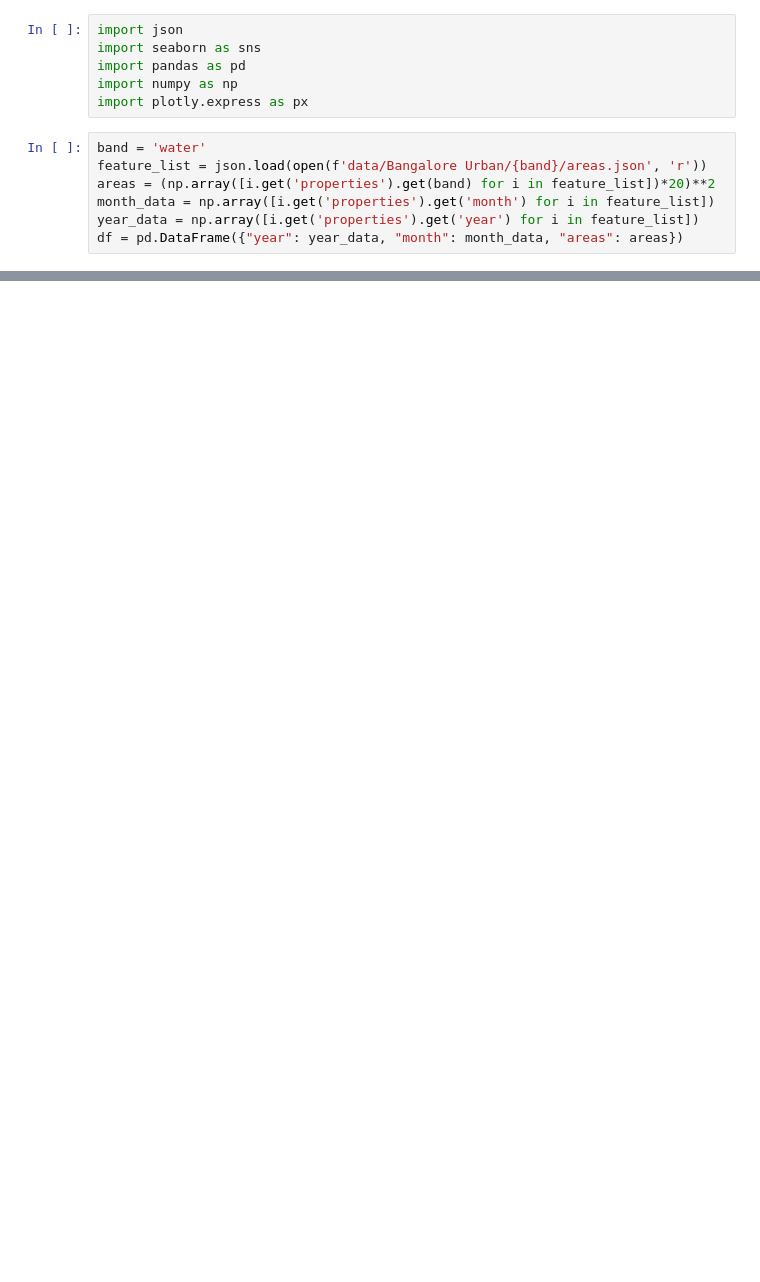
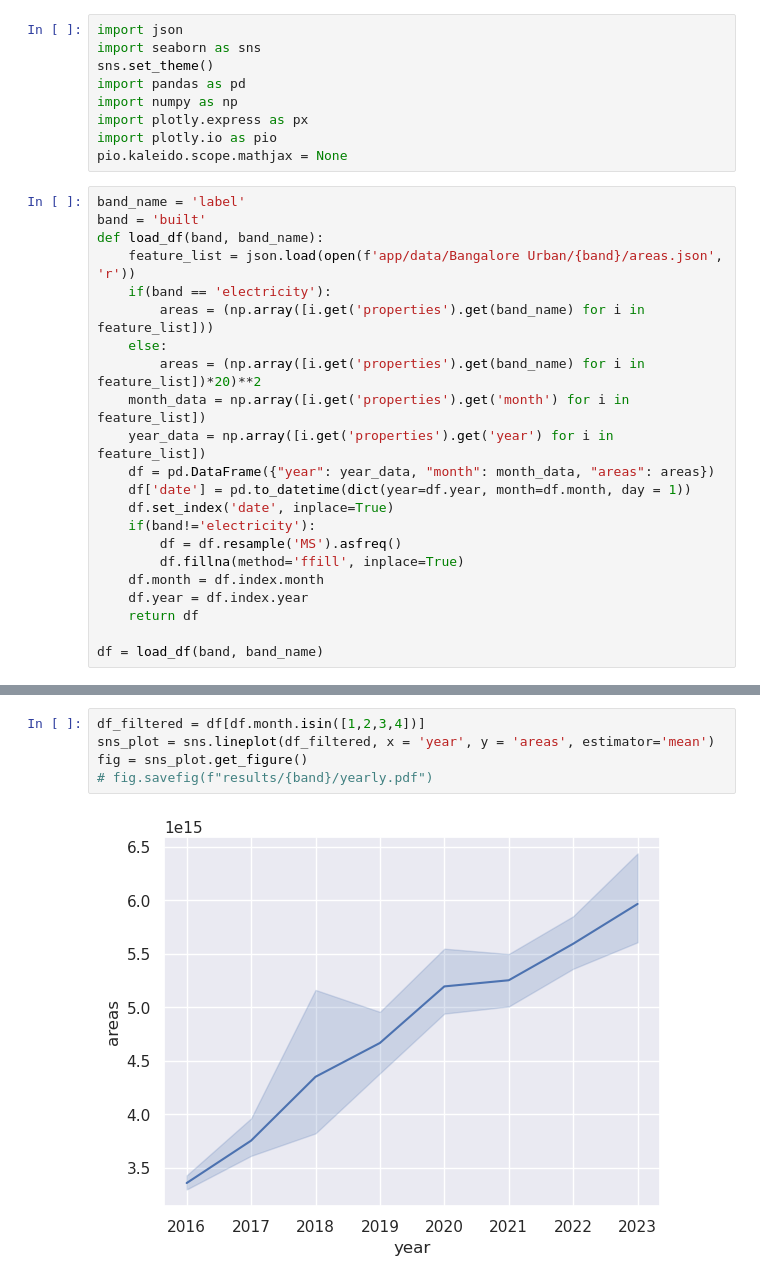
Before and after one commit to pranavmyname/dw-analytics, a Jupyter notebook: plot_graphs.ipynb, the cells around one changed output, grey strips where cells are left out. Saved outputs shown, nothing was run; the diff lists cells and outputs as text; blank space fills up the shorter version.

Commit message:
Updated electricity data

```diff
--- a/plot_graphs.ipynb
+++ b/plot_graphs.ipynb
@@ -1,14 +1,32 @@
 # %%
 import json
 import seaborn as sns
+sns.set_theme()
 import pandas as pd
 import numpy as np
 import plotly.express as px
+import plotly.io as pio
+pio.kaleido.scope.mathjax = None
 # %%
-band = 'water'
-feature_list = json.load(open(f'data/Bangalore Urban/{band}/areas.json', 'r'))
-areas = (np.array([i.get('properties').get(band) for i in feature_list])*20)**2
-month_data = np.array([i.get('properties').get('month') for i in feature_list])
-year_data = np.array([i.get('properties').get('year') for i in feature_list])
-df = pd.DataFrame({"year": year_data, "month": month_data, "areas": areas})
+band_name = 'label'
+band = 'built'
+def load_df(band, band_name):
+    feature_list = json.load(open(f'app/data/Bangalore Urban/{band}/areas.json', 'r'))
+    if(band == 'electricity'):
+        areas = (np.array([i.get('properties').get(band_name) for i in feature_list]))
+    else:
+        areas = (np.array([i.get('properties').get(band_name) for i in feature_list])*20)**2
+    month_data = np.array([i.get('properties').get('month') for i in feature_list])
+    year_data = np.array([i.get('properties').get('year') for i in feature_list])
+    df = pd.DataFrame({"year": year_data, "month": month_data, "areas": areas})
+    df['date'] = pd.to_datetime(dict(year=df.year, month=df.month, day = 1))
+    df.set_index('date', inplace=True)
+    if(band!='electricity'):
+        df = df.resample('MS').asfreq()
+        df.fillna(method='ffill', inplace=True)
+    df.month = df.index.month
+    df.year = df.index.year
+    return df
+
+df = load_df(band, band_name)
 # %%
@@ -27,0 +62,7 @@ fig
+# %%
+df_filtered = df[df.month.isin([1,2,3,4])]
+sns_plot = sns.lineplot(df_filtered, x = 'year', y = 'areas', estimator='mean')
+fig = sns_plot.get_figure()
+# fig.savefig(f"results/{band}/yearly.pdf")
+# %% [output]
+[figure, added]
```
Also changed, not shown: parts of 7 cells of this notebook, 14 other files.
